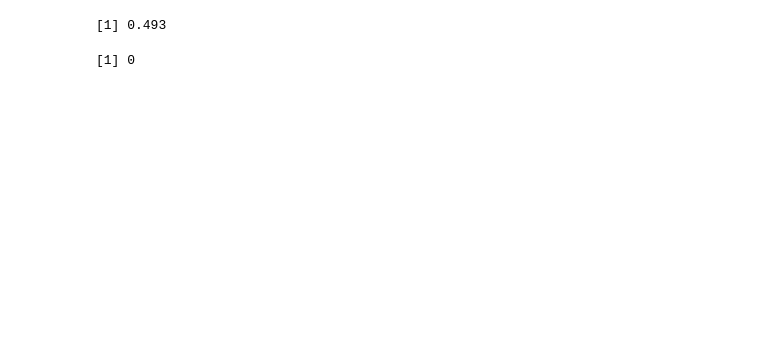
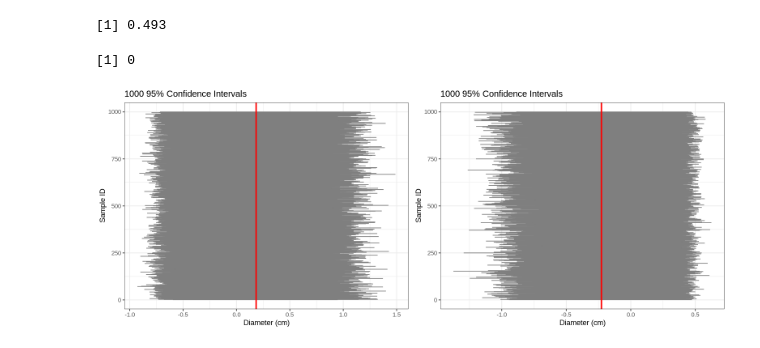
Before and after one commit to Herman-Liao/stat-201-group-project, a Jupyter notebook: Final Report Final Copy.ipynb, the cells around one changed output. Saved outputs shown, nothing was run; the diff lists cells and outputs as text; code cells hidden in the pictures; blank space fills up the shorter version.

Commit message:
Attempt to get all cis for bootstraps
Failed

```diff
--- a/Final Report Final Copy.ipynb
+++ b/Final Report Final Copy.ipynb
@@ -311,3 +274,44 @@ probability_reject_null_male
 # %% [output]
 [1] 0.493
 [1] 0
+# %%
+options(repr.plot.width = 13, repr.plot.height = 5)
+
+many_ci_plot_female <- bootstrap_survey_female_calcs %>%
+    ggplot() +
+    scale_colour_manual(breaks = c("TRUE", "FALSE"), # Change colour scale for better visibility.
+                        values = c("grey", "black")) +
+    geom_segment(aes(x = lower_ci,
+                     xend = upper_ci,
+                     y = replicate,
+                     yend = replicate,
+                     colour = "blue")) +
+    geom_vline(xintercept = sample_diff_in_props_female, colour = "red", size = 1) +
+    labs(title = "1000 95% Confidence Intervals",
+         y = "Sample ID",
+         x = "Diameter (cm)",
+         colour = "Captured?") +
+    theme_bw() # Sets a theme for better visibility.
+
+many_ci_plot_male <- bootstrap_survey_male_calcs %>%
+    ggplot() +
+    scale_colour_manual(breaks = c("TRUE", "FALSE"), # Change colour scale for better visibility.
+                        values = c("grey", "black")) +
+    geom_segment(aes(x = lower_ci,
+                     xend = upper_ci,
+                     y = replicate,
+                     yend = replicate,
+                     colour = "blue")) +
+    geom_vline(xintercept = sample_diff_in_props_male, colour = "red", size = 1) +
+    labs(title = "1000 95% Confidence Intervals",
+         y = "Sample ID",
+         x = "Diameter (cm)",
+         colour = "Captured?") +
+    theme_bw() # Sets a theme for better visibility.
+
+# Display plots above
+grid.arrange(many_ci_plot_female,
+             many_ci_plot_male,
+             ncol = 2)
+# %% [output]
+[figure, added]
```
Also changed, not shown: parts of 2 cells of this notebook.
